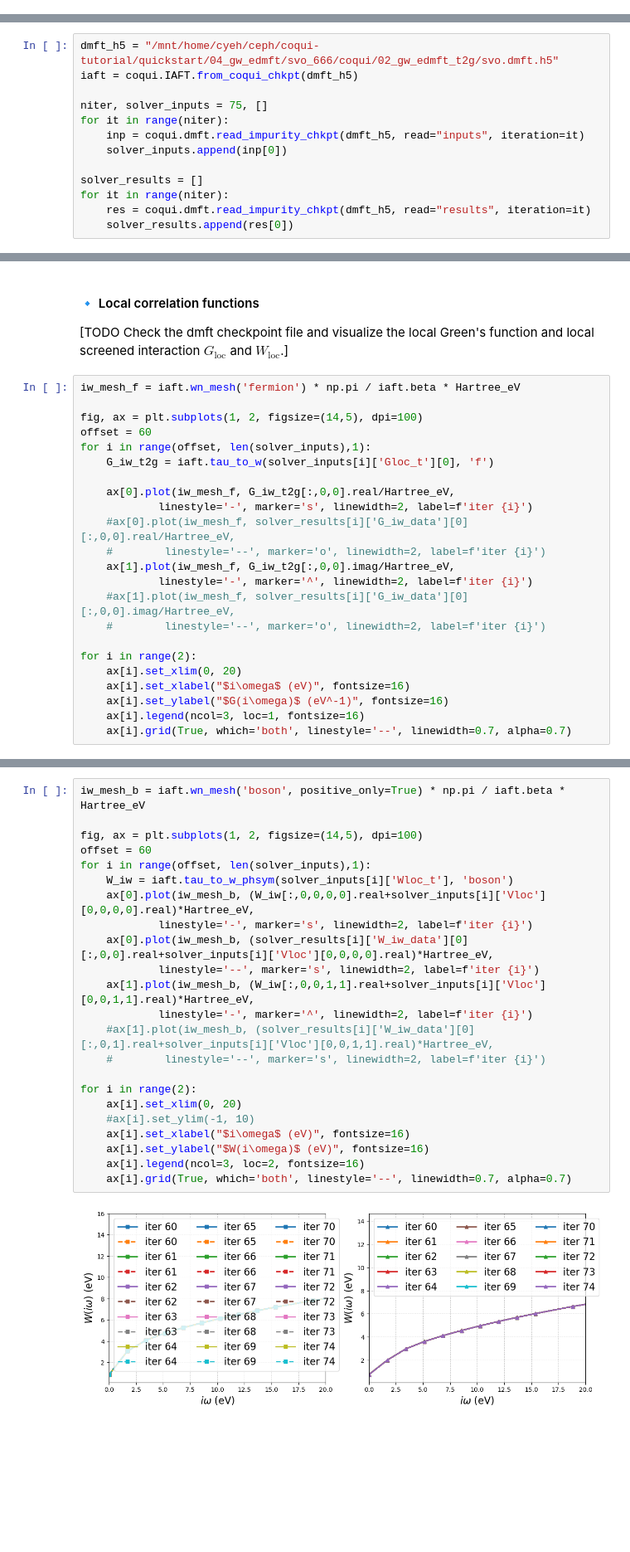
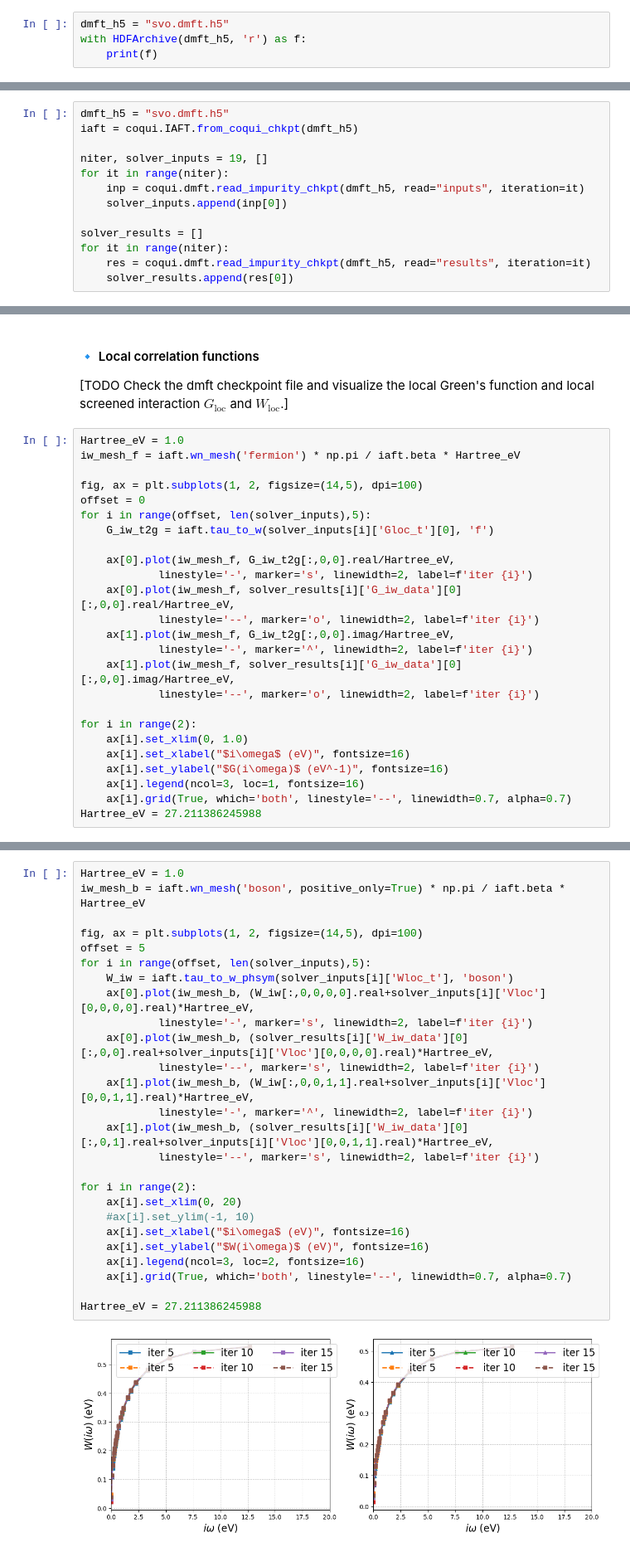
Before and after one commit to AbInitioQHub/coqui-tutorial, a Jupyter notebook: quickstart/04_gw_edmft/04_gw_edmft.ipynb, the cells around one changed output, grey strips where cells are left out. Shown at 83% size. Cells and saved outputs as stored; diff of their text form; blank space fills up the shorter version.

Commit message:
work on tutorial 04

```diff
--- a/quickstart/04_gw_edmft/04_gw_edmft.ipynb
+++ b/quickstart/04_gw_edmft/04_gw_edmft.ipynb
@@ -78,0 +202,4 @@ Throughout this notebook, we use paramagnetic NiO as a representative correlated
+# %%
+dmft_h5 = "svo.dmft.h5"
+with HDFArchive(dmft_h5, 'r') as f:
+    print(f)
@@ -79,8 +234,8 @@ Throughout this notebook, we use paramagnetic NiO as a representative correlated
 # %%
-dmft_h5 = "/mnt/home/cyeh/ceph/coqui-tutorial/quickstart/04_gw_edmft/svo_666/coqui/02_gw_edmft_t2g/svo.dmft.h5"
+dmft_h5 = "svo.dmft.h5"
 iaft = coqui.IAFT.from_coqui_chkpt(dmft_h5)
 
-niter, solver_inputs = 75, []
+niter, solver_inputs = 19, []
 for it in range(niter):
     inp = coqui.dmft.read_impurity_chkpt(dmft_h5, read="inputs", iteration=it)
     solver_inputs.append(inp[0])
@@ -112,26 +339,28 @@ impurity list = [0]
 
 [TODO Check the dmft checkpoint file and visualize the local Green's function and local screened interaction $G_{\mathrm{loc}}$ and $W_{\mathrm{loc}}$.]
 # %%
+Hartree_eV = 1.0
 iw_mesh_f = iaft.wn_mesh('fermion') * np.pi / iaft.beta * Hartree_eV
 
 fig, ax = plt.subplots(1, 2, figsize=(14,5), dpi=100)
-offset = 60
-for i in range(offset, len(solver_inputs),1):
+offset = 0
+for i in range(offset, len(solver_inputs),5):
     G_iw_t2g = iaft.tau_to_w(solver_inputs[i]['Gloc_t'][0], 'f')
 
     ax[0].plot(iw_mesh_f, G_iw_t2g[:,0,0].real/Hartree_eV,
             linestyle='-', marker='s', linewidth=2, label=f'iter {i}')
-    #ax[0].plot(iw_mesh_f, solver_results[i]['G_iw_data'][0][:,0,0].real/Hartree_eV,
-    #        linestyle='--', marker='o', linewidth=2, label=f'iter {i}')
+    ax[0].plot(iw_mesh_f, solver_results[i]['G_iw_data'][0][:,0,0].real/Hartree_eV,
+            linestyle='--', marker='o', linewidth=2, label=f'iter {i}')
     ax[1].plot(iw_mesh_f, G_iw_t2g[:,0,0].imag/Hartree_eV,
             linestyle='-', marker='^', linewidth=2, label=f'iter {i}')
-    #ax[1].plot(iw_mesh_f, solver_results[i]['G_iw_data'][0][:,0,0].imag/Hartree_eV,
-    #        linestyle='--', marker='o', linewidth=2, label=f'iter {i}')
+    ax[1].plot(iw_mesh_f, solver_results[i]['G_iw_data'][0][:,0,0].imag/Hartree_eV,
+            linestyle='--', marker='o', linewidth=2, label=f'iter {i}')
 
 for i in range(2):
-    ax[i].set_xlim(0, 20)
+    ax[i].set_xlim(0, 1.0)
     ax[i].set_xlabel("$i\omega$ (eV)", fontsize=16)
     ax[i].set_ylabel("$G(i\omega)$ (eV^-1)", fontsize=16)
     ax[i].legend(ncol=3, loc=1, fontsize=16)
     ax[i].grid(True, which='both', linestyle='--', linewidth=0.7, alpha=0.7)
+Hartree_eV = 27.211386245988
 # %% [output]
@@ -139,28 +368,31 @@ for i in range(2):
 # %%
+Hartree_eV = 1.0
 iw_mesh_b = iaft.wn_mesh('boson', positive_only=True) * np.pi / iaft.beta * Hartree_eV
 
 fig, ax = plt.subplots(1, 2, figsize=(14,5), dpi=100)
-offset = 60
-for i in range(offset, len(solver_inputs),1):
+offset = 5
+for i in range(offset, len(solver_inputs),5):
     W_iw = iaft.tau_to_w_phsym(solver_inputs[i]['Wloc_t'], 'boson')
     ax[0].plot(iw_mesh_b, (W_iw[:,0,0,0,0].real+solver_inputs[i]['Vloc'][0,0,0,0].real)*Hartree_eV,
             linestyle='-', marker='s', linewidth=2, label=f'iter {i}')
     ax[0].plot(iw_mesh_b, (solver_results[i]['W_iw_data'][0][:,0,0].real+solver_inputs[i]['Vloc'][0,0,0,0].real)*Hartree_eV,
             linestyle='--', marker='s', linewidth=2, label=f'iter {i}')
     ax[1].plot(iw_mesh_b, (W_iw[:,0,0,1,1].real+solver_inputs[i]['Vloc'][0,0,1,1].real)*Hartree_eV,
             linestyle='-', marker='^', linewidth=2, label=f'iter {i}')
-    #ax[1].plot(iw_mesh_b, (solver_results[i]['W_iw_data'][0][:,0,1].real+solver_inputs[i]['Vloc'][0,0,1,1].real)*Hartree_eV,
-    #        linestyle='--', marker='s', linewidth=2, label=f'iter {i}')
+    ax[1].plot(iw_mesh_b, (solver_results[i]['W_iw_data'][0][:,0,1].real+solver_inputs[i]['Vloc'][0,0,1,1].real)*Hartree_eV,
+            linestyle='--', marker='s', linewidth=2, label=f'iter {i}')
 
 for i in range(2):
     ax[i].set_xlim(0, 20)
     #ax[i].set_ylim(-1, 10)
     ax[i].set_xlabel("$i\omega$ (eV)", fontsize=16)
     ax[i].set_ylabel("$W(i\omega)$ (eV)", fontsize=16)
     ax[i].legend(ncol=3, loc=2, fontsize=16)
     ax[i].grid(True, which='both', linestyle='--', linewidth=0.7, alpha=0.7)
+
+Hartree_eV = 27.211386245988
 # %% [output]
-[figure, old version]
+[figure, new version]
 # %% [markdown]
 #### 🔹 Impurity problem - Weiss fields
 [TODO Check the dmft checkpoint file and visualize the impurity Weiss fields $\mathcal{G}$ and $\mathcal{U}$.]
```
Also changed, not shown: parts of 28 cells of this notebook, 12 other files.
